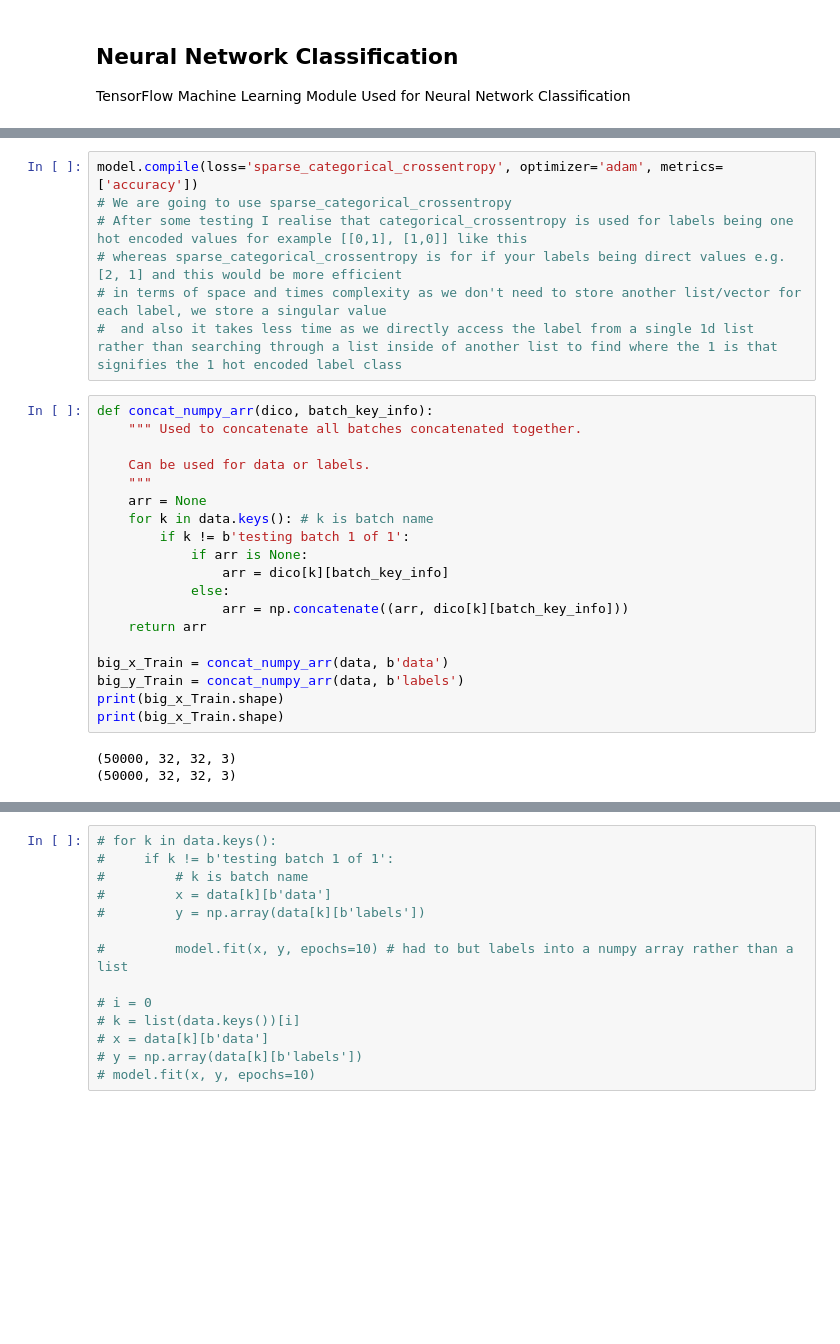
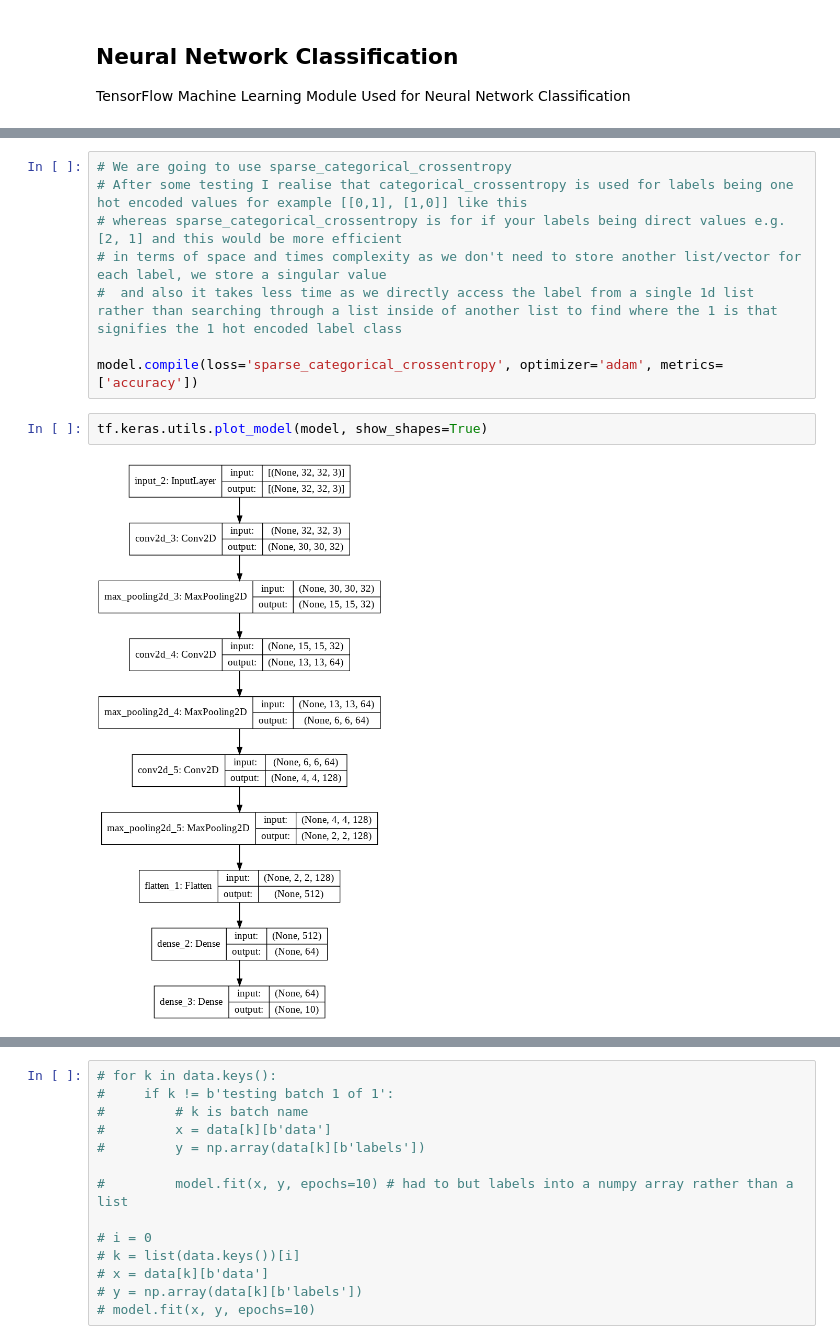
Before and after one commit to UmerFakher/INT2-Group-Project-CIFAR10, a Jupyter notebook: CIFAR10_CNN_Model_ColabShortened.ipynb, the cells around one changed output, grey strips where cells are left out. Drawn from its saved outputs; the diff is of its cells as text; blank space fills up the shorter version.

Commit message:
Created using Colaboratory. Added Model Plot.

```diff
--- a/CIFAR10_CNN_Model_ColabShortened.ipynb
+++ b/CIFAR10_CNN_Model_ColabShortened.ipynb
@@ -490,34 +489,17 @@ Trainable params: 126,730
 Non-trainable params: 0
 _________________________________________________________________
 # %%
-model.compile(loss='sparse_categorical_crossentropy', optimizer='adam', metrics=['accuracy'])
 # We are going to use sparse_categorical_crossentropy
 # After some testing I realise that categorical_crossentropy is used for labels being one hot encoded values for example [[0,1], [1,0]] like this
 # whereas sparse_categorical_crossentropy is for if your labels being direct values e.g. [2, 1] and this would be more efficient
 # in terms of space and times complexity as we don't need to store another list/vector for each label, we store a singular value
 #  and also it takes less time as we directly access the label from a single 1d list rather than searching through a list inside of another list to find where the 1 is that signifies the 1 hot encoded label class
+
+model.compile(loss='sparse_categorical_crossentropy', optimizer='adam', metrics=['accuracy'])
-# %%
-def concat_numpy_arr(dico, batch_key_info):
-    """ Used to concatenate all batches concatenated together.
-
-    Can be used for data or labels.
-    """
-    arr = None
-    for k in data.keys(): # k is batch name
-        if k != b'testing batch 1 of 1':
-            if arr is None:
-                arr = dico[k][batch_key_info]
-            else:
-                arr = np.concatenate((arr, dico[k][batch_key_info]))
-    return arr
-
-big_x_Train = concat_numpy_arr(data, b'data')
-big_y_Train = concat_numpy_arr(data, b'labels')
-print(big_x_Train.shape)
-print(big_x_Train.shape)
-# %% [output]
-(50000, 32, 32, 3)
-(50000, 32, 32, 3)
+# %%
+tf.keras.utils.plot_model(model, show_shapes=True)
+# %% [output]
+[figure, added]
 # %%
 # Training on all training batches concatenated together
 model.fit(big_x_Train, big_y_Train, epochs=10)
```
Also changed, not shown: parts of 11 cells of this notebook.
